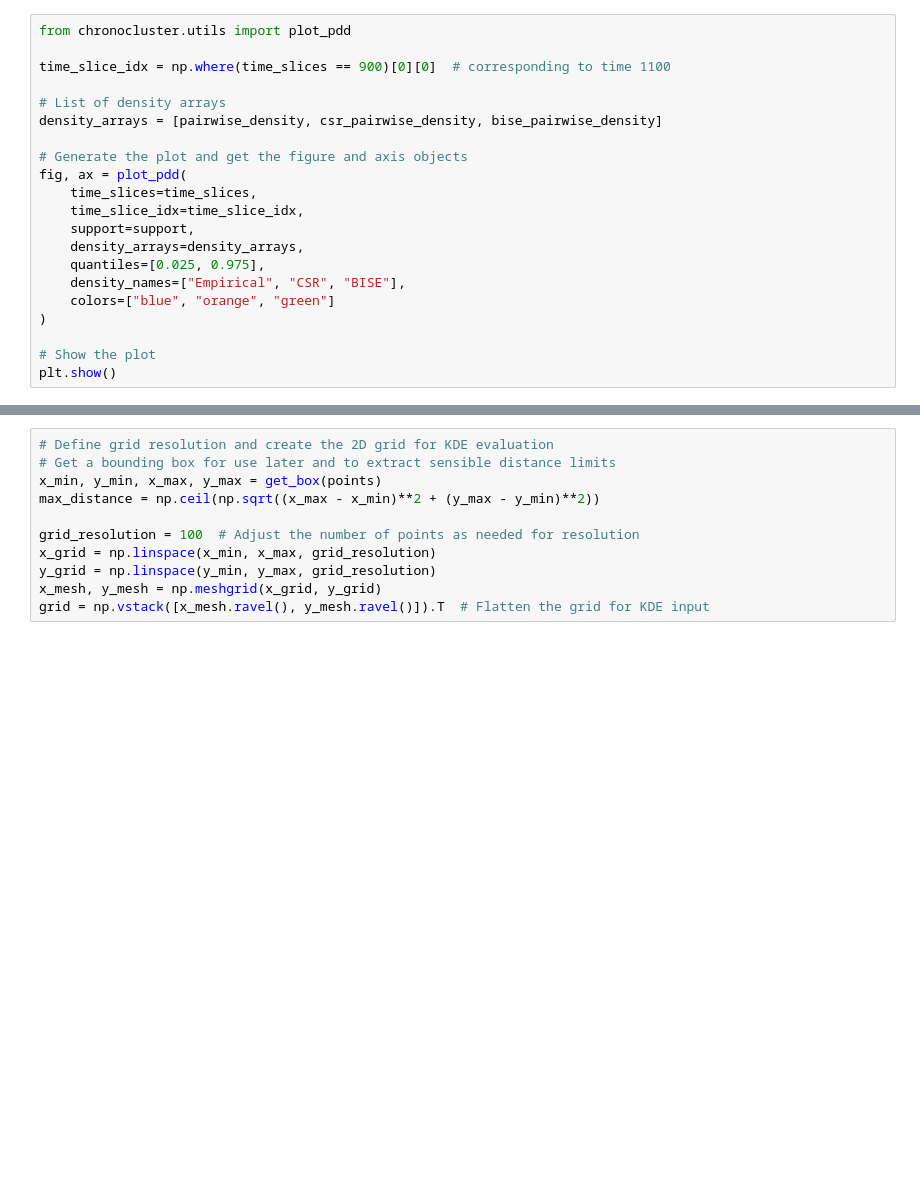
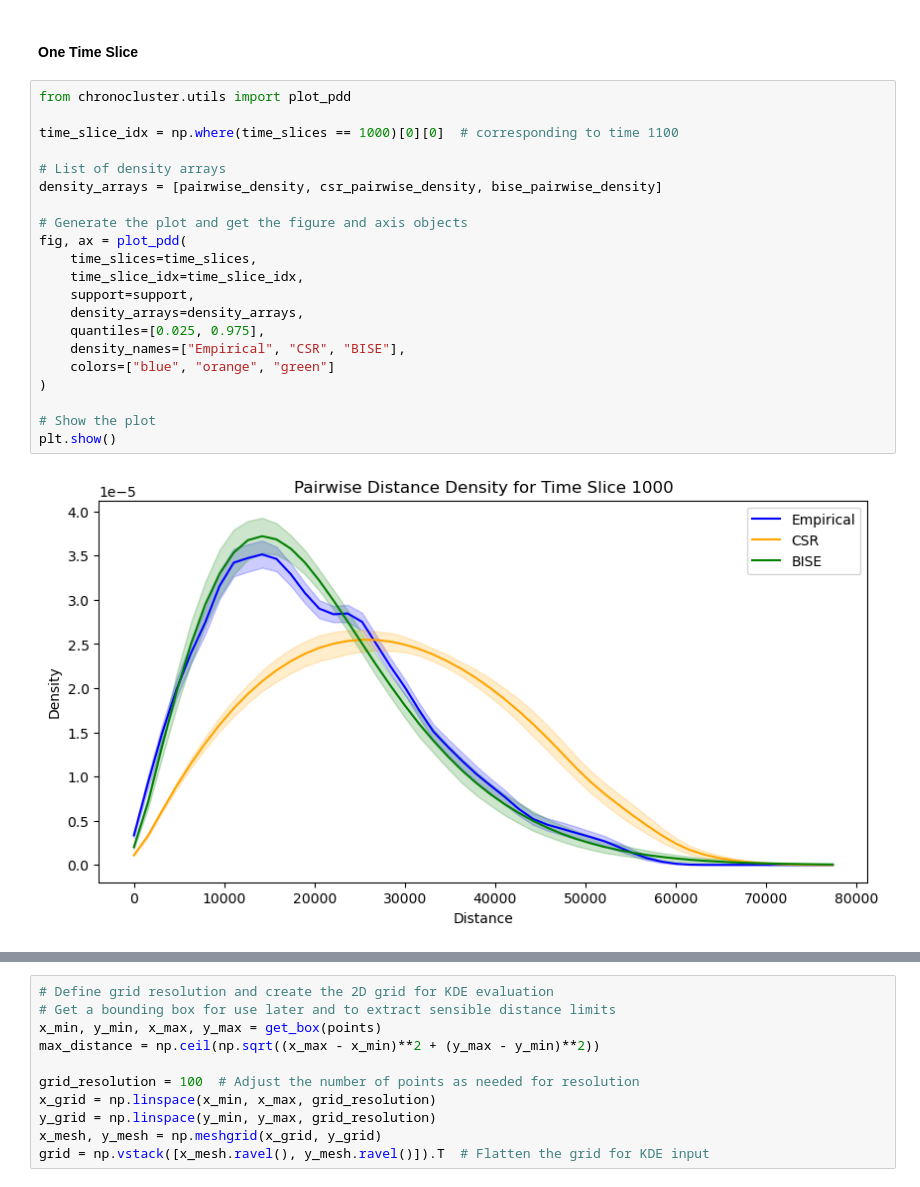
Before and after one commit to wccarleton/angkorclusters, a Jupyter notebook: Src/analysis.ipynb, the cells around one changed output, grey strips where cells are left out. Saved outputs shown, nothing was run; the diff lists cells and outputs as text; blank space fills up the shorter version.

```diff
--- a/Src/analysis.ipynb
+++ b/Src/analysis.ipynb
@@ -150,24 +233,28 @@ pdiff_heatmap(p_diff_array,
+# %% [markdown]
+#### One Time Slice
 # %%
 from chronocluster.utils import plot_pdd
 
-time_slice_idx = np.where(time_slices == 900)[0][0]  # corresponding to time 1100
+time_slice_idx = np.where(time_slices == 1000)[0][0]  # corresponding to time 1100
 
 # List of density arrays
 density_arrays = [pairwise_density, csr_pairwise_density, bise_pairwise_density]
 
 # Generate the plot and get the figure and axis objects
 fig, ax = plot_pdd(
     time_slices=time_slices,
     time_slice_idx=time_slice_idx,
     support=support,
     density_arrays=density_arrays,
     quantiles=[0.025, 0.975],
     density_names=["Empirical", "CSR", "BISE"],
     colors=["blue", "orange", "green"]
 )
 
 # Show the plot
 plt.show()
+# %% [output]
+[figure, added]
 # %%
 # List of density arrays
 density_arrays = [diff_array]
```
Also changed, not shown: parts of 82 cells of this notebook, 10 other files.
